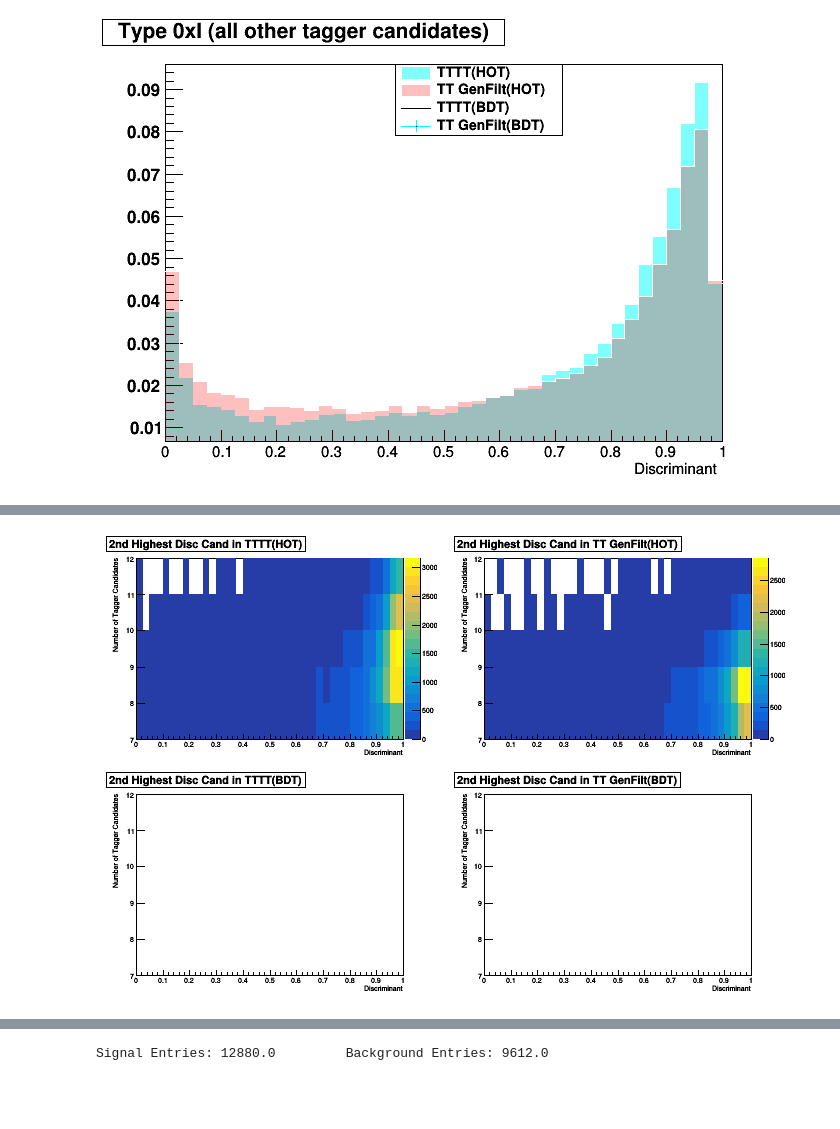
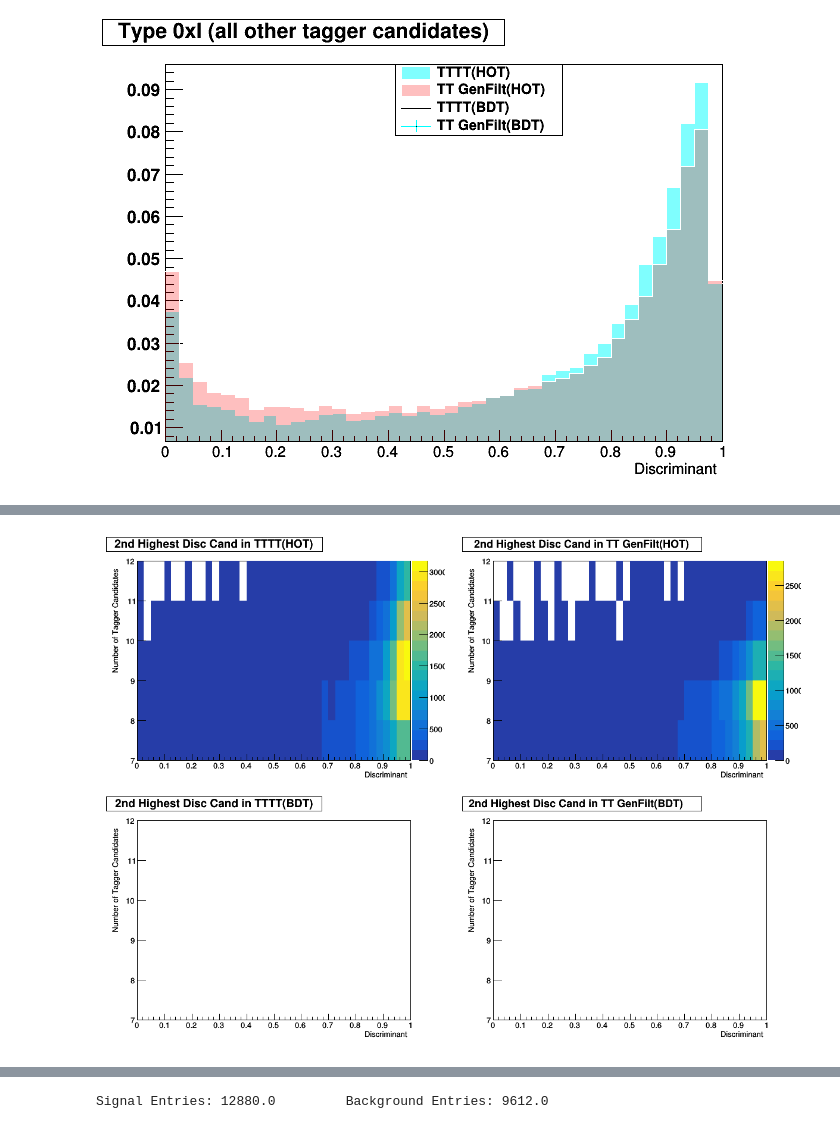
Before and after one commit to NJManganelli/TaggerTest, a Jupyter notebook: ntupler/plugins/.PlotsV4p1.ipynb, the cells around one changed output, grey strips where cells are left out. Drawn from its saved outputs; the diff is of its cells as text; code cells hidden in the pictures; blank space fills up the shorter version.

Commit message:
Further plotting updates

```diff
--- a/ntupler/plugins/.PlotsV4p1.ipynb
+++ b/ntupler/plugins/.PlotsV4p1.ipynb
@@ -625,7 +625,7 @@ h34b2 = b_bdt_N1_2.ProjectionX("b_bdt_N1_2_px")
 h35b2 = b_bdt_N1_1.ProjectionX("b_bdt_N1_1_px")
 h36b2 = b_bdt_N1_0.ProjectionX("b_bdt_N1_0_px")
 # %%
-cN1_JC = ROOT.TCanvas("cN1_JC")
+cN1_JC = ROOT.TCanvas("cN1_JC","Disc vs nJet of highest tagger candidates", 1200, 900)
 cN1_JC.Divide(2,2)
 cN1_JC.cd(1)
 s_hot_N1_sum.SetTitle("2nd Highest Disc Cand in " + leg1)
@@ -649 +650 @@ cN1_JC.Draw()
-[figure, old version]
+[figure, new version]
```
Also changed, not shown: parts of 11 cells of this notebook.
